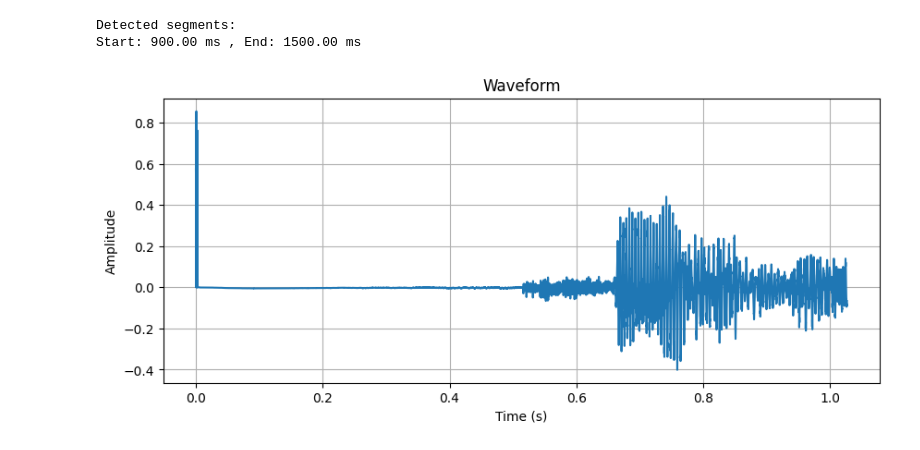
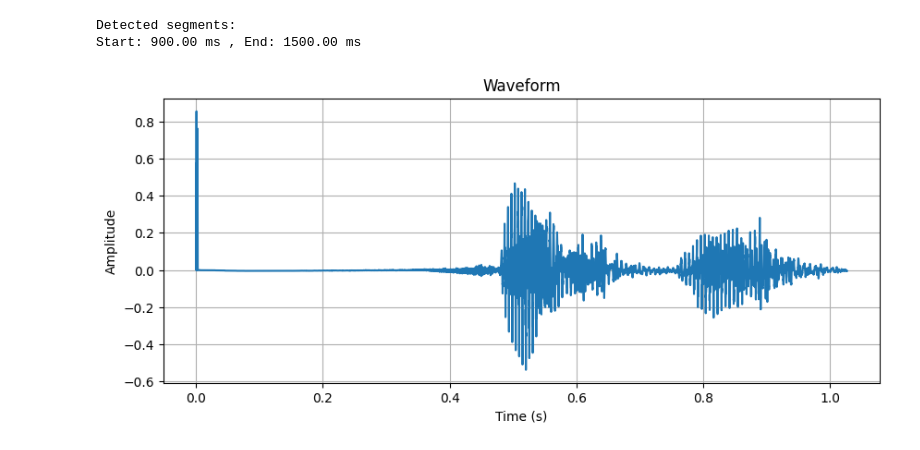
Before and after one commit to xht03/DSP, a Jupyter notebook: HW3/VAD.ipynb, the cells around one changed output. Saved outputs shown, nothing was run; the diff lists cells and outputs as text; code cells hidden in the pictures.

```diff
--- a/HW3/VAD.ipynb
+++ b/HW3/VAD.ipynb
@@ -178,10 +178,11 @@ def plot_waveform(y, sr):
     plt.grid()
     plt.show()
 # %%
-y = readDat('../tempData/03/22300240004_03_01.dat')
+# y = readDat('../myData/00/21300240018_00_02.dat')
+y = readDat('../myData/00/22300240004_00_11.dat')
 plot_waveform(y, 8000)
 # %% [output]
-[figure, old version]
+[figure, new version]
 # %%
 # y = preEmphasis(y)
 
```
Also changed, not shown: parts of 1 cell of this notebook, 3 other files.
